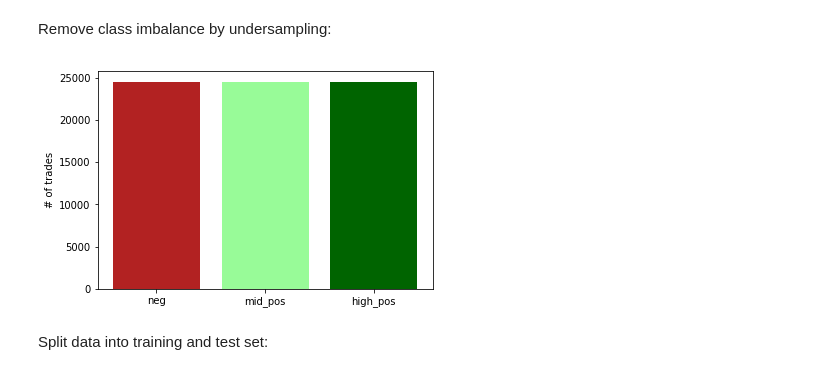
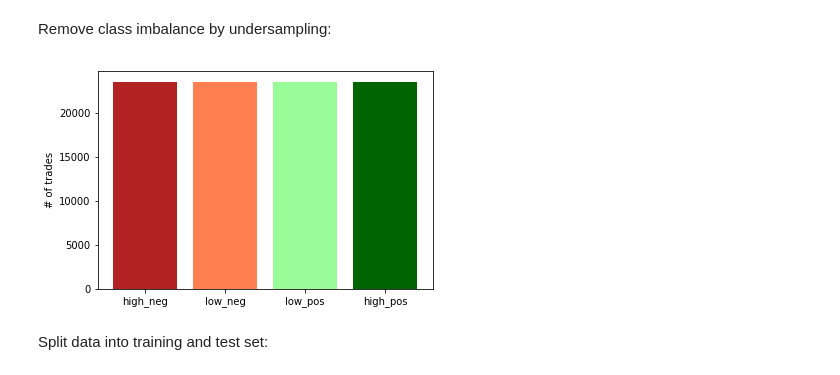
Before and after one commit to alexkapele/jane_street_prediction, a Jupyter notebook: jane_street.ipynb, the cells around one changed output. Cells and saved outputs as stored; diff of their text form; code cells hidden in the pictures.

```diff
--- a/jane_street.ipynb
+++ b/jane_street.ipynb
@@ -460,13 +494,15 @@ for label in y_label.unique():
 #Remove selected samples
 y_label_balanced = y_label.drop(id_drop)
 X_norm_balanced = X_norm.drop(id_drop)
-# %%
-plt.bar(x=[0,1,2], height=[len(y_label_balanced[y_label_balanced=='neg']),len(y_label_balanced[y_label_balanced=='mid_pos']),len(y_label_balanced[y_label_balanced=='high_pos'])],color=['firebrick','palegreen','darkgreen'])
-plt.xticks([0,1,2], ['neg','mid_pos','high_pos'])
-plt.ylabel('# of trades')
-plt.show()
-# %% [output]
-[figure, removed]
+# %%
+height = [len(y_label_balanced[y_label_balanced==label]) for label in labels]
+
+plt.bar(x=x, height=height,color=colors)
+plt.xticks(x, labels)
+plt.ylabel('# of trades')
+plt.show()
+# %% [output]
+[figure, added]
 # %% [markdown]
 Split data into training and test set:
 # %%
```
Also changed, not shown: parts of 13 cells of this notebook.
